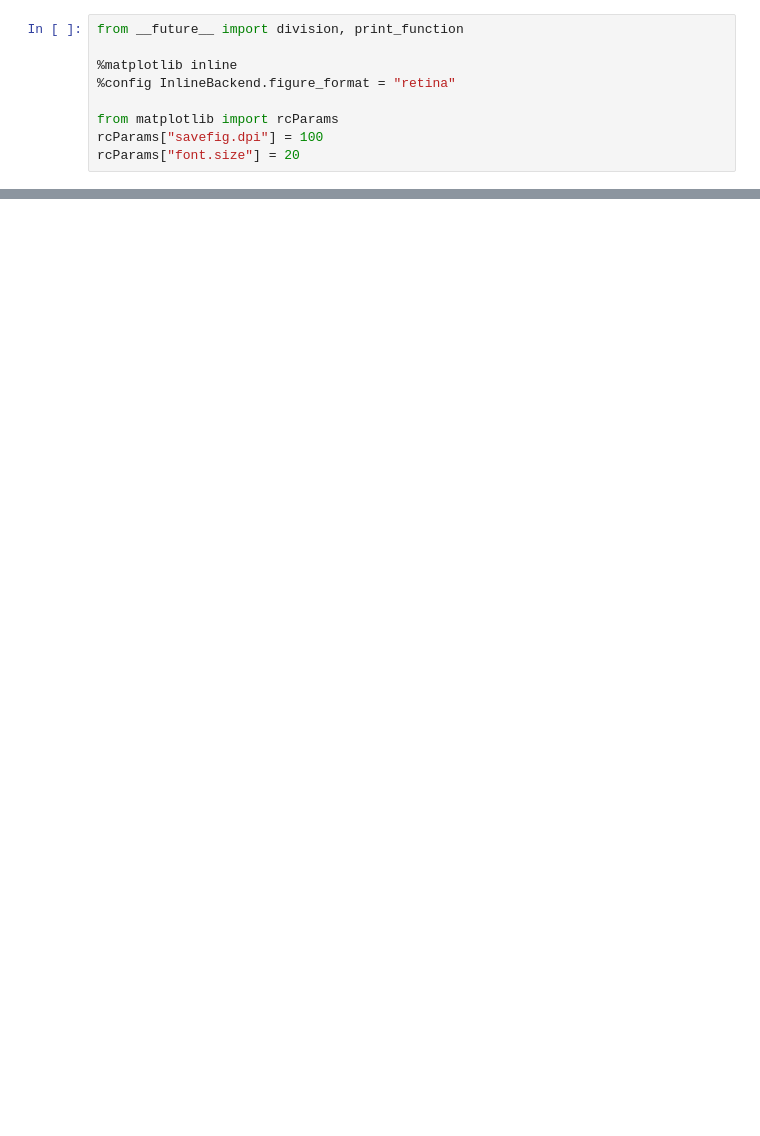
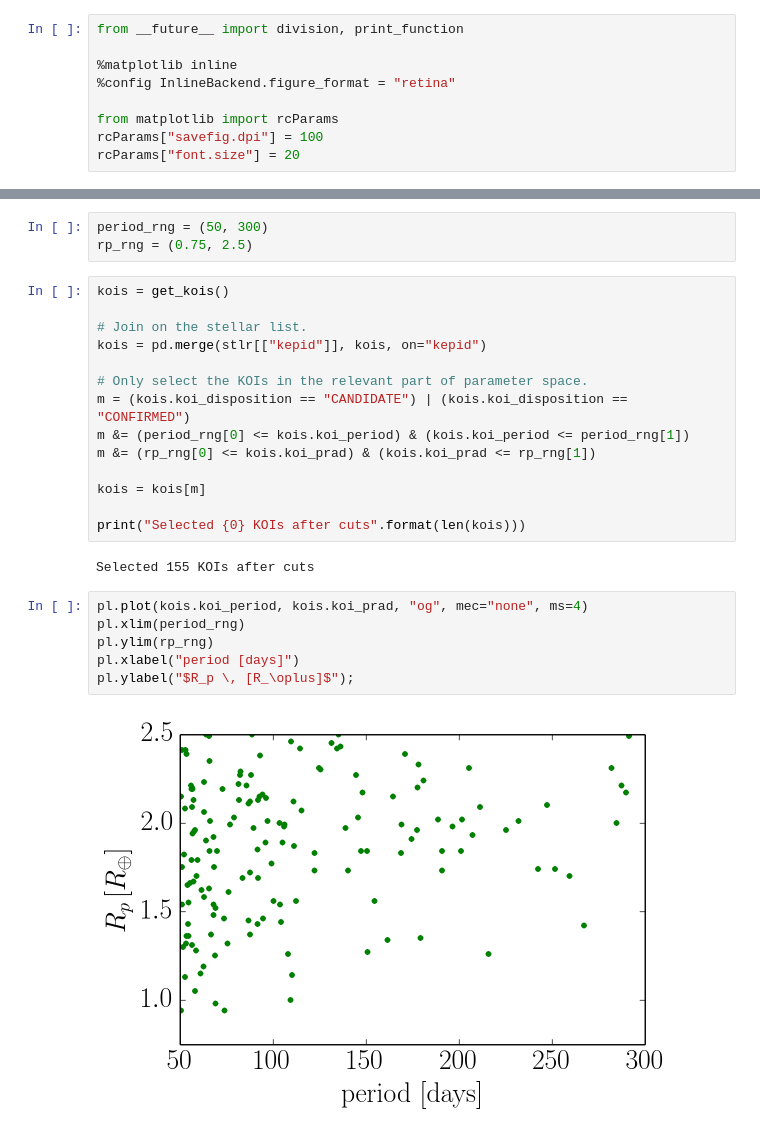
Before and after one commit to dfm/exopop2, a Jupyter notebook: Completeness.ipynb, the cells around one changed output, grey strips where cells are left out. Saved outputs shown, nothing was run; the diff lists cells and outputs as text; blank space fills up the shorter version.

```diff
--- a/Completeness.ipynb
+++ b/Completeness.ipynb
@@ -17,0 +58,27 @@ stlr = get_stlr()
+# %%
+period_rng = (50, 300)
+rp_rng = (0.75, 2.5)
+# %%
+kois = get_kois()
+
+# Join on the stellar list.
+kois = pd.merge(stlr[["kepid"]], kois, on="kepid")
+
+# Only select the KOIs in the relevant part of parameter space.
+m = (kois.koi_disposition == "CANDIDATE") | (kois.koi_disposition == "CONFIRMED")
+m &= (period_rng[0] <= kois.koi_period) & (kois.koi_period <= period_rng[1])
+m &= (rp_rng[0] <= kois.koi_prad) & (kois.koi_prad <= rp_rng[1])
+
+kois = kois[m]
+
+print("Selected {0} KOIs after cuts".format(len(kois)))
+# %% [output]
+Selected 155 KOIs after cuts
+# %%
+pl.plot(kois.koi_period, kois.koi_prad, "og", mec="none", ms=4)
+pl.xlim(period_rng)
+pl.ylim(rp_rng)
+pl.xlabel("period [days]")
+pl.ylabel("$R_p \, [R_\oplus]$");
+# %% [output]
+[figure, added]
```
Also changed, not shown: parts of 28 cells of this notebook, 1 other file.
